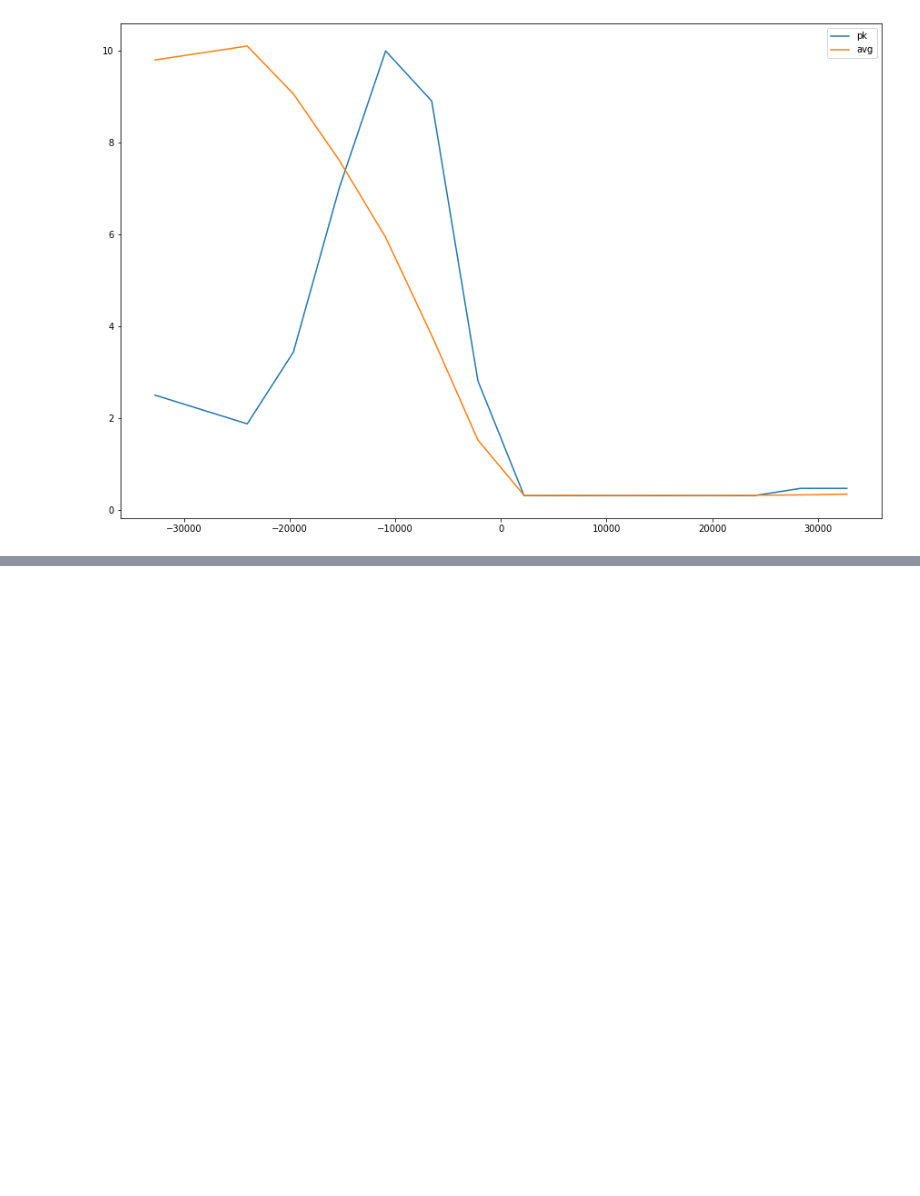
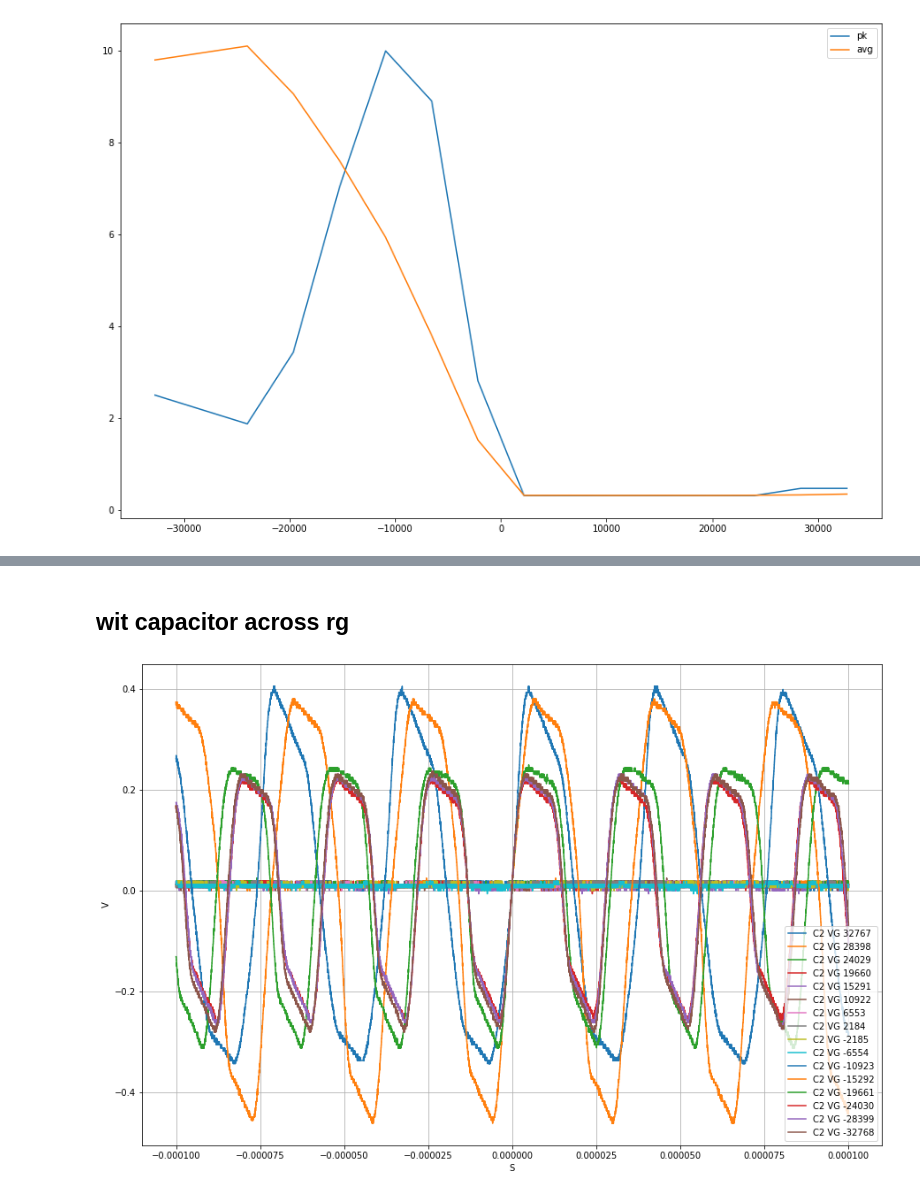
Before and after one commit to bjohan/yig_filter_bank_controller, a Jupyter notebook: py/troubleshoot_oscillation.ipynb, the cells around one changed output, grey strips where cells are left out. Drawn from its saved outputs; the diff is of its cells as text; code cells hidden in the pictures; blank space fills up the shorter version.

```diff
--- a/py/troubleshoot_oscillation.ipynb
+++ b/py/troubleshoot_oscillation.ipynb
@@ -85,0 +256,7 @@ pk, avg = channelSweep(5)
+# %% [markdown]
+## wit capacitor across rg
+# %%
+foo = channelStabilitySweep2(3)
+yc.yigA.set(6, -32768)
+# %% [output]
+[figure, added]
```
Also changed, not shown: parts of 13 cells of this notebook.
